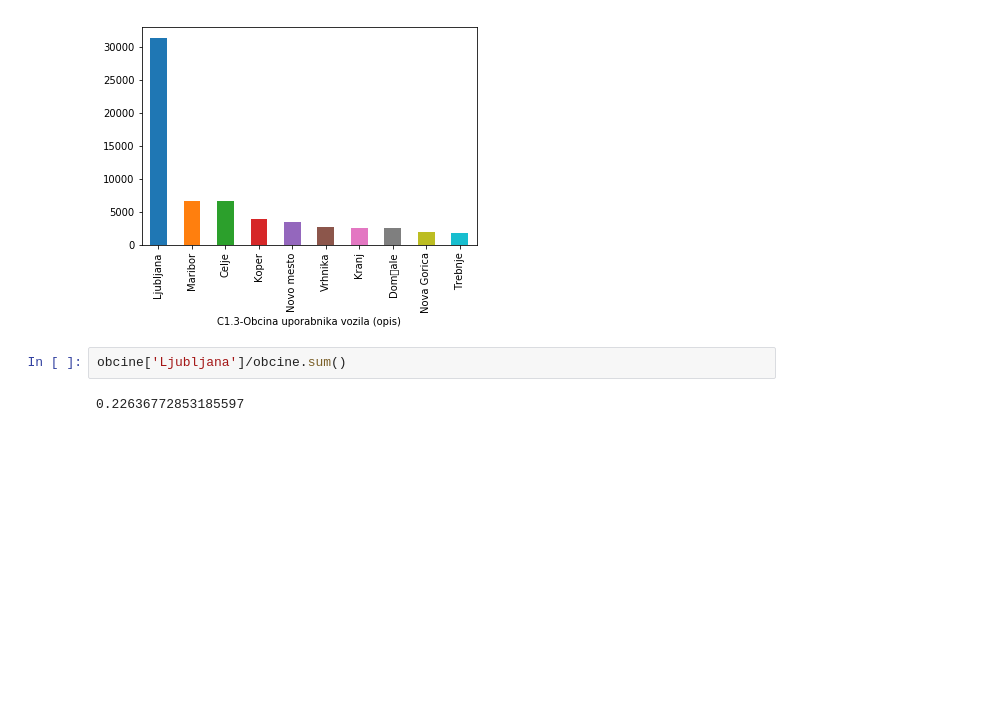
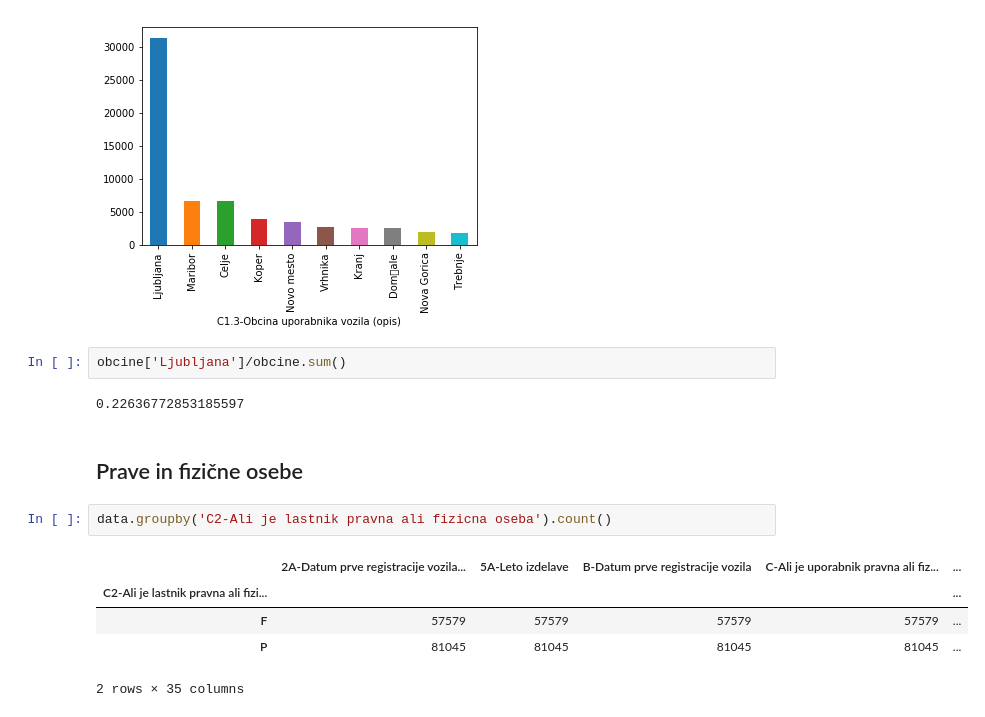
Before and after one commit to aljazglavac/PR18AGARLP, a Jupyter notebook: LP/Untitled.ipynb, the cells around one changed output. Cells and saved outputs as stored; diff of their text form; blank space fills up the shorter version.

Commit message:
dodana grafa za stevilo novih vozil in razmerje med pravnimi in fizicnimi osebami

```diff
--- a/LP/Untitled.ipynb
+++ b/LP/Untitled.ipynb
@@ -157,3 +157,13 @@ obcine[:10].plot.bar()
 obcine['Ljubljana']/obcine.sum()
 # %% [output]
 0.22636772853185597
+# %% [markdown]
+## Prave in fizične osebe
+# %%
+data.groupby('C2-Ali je lastnik pravna ali fizicna oseba').count()
+# %% [output]
+|  | 2A-Datum prve registracije vozila... | 5A-Leto izdelave | B-Datum prve registracije vozila | C-Ali je uporabnik pravna ali fiz... | ... |
+| C2-Ali je lastnik pravna ali fizi... |  |  |  |  | ... |
+| F | 57579 | 57579 | 57579 | 57579 | ... |
+| P | 81045 | 81045 | 81045 | 81045 | ... |
+2 rows × 35 columns
```
Also changed, not shown: 1 other file.
